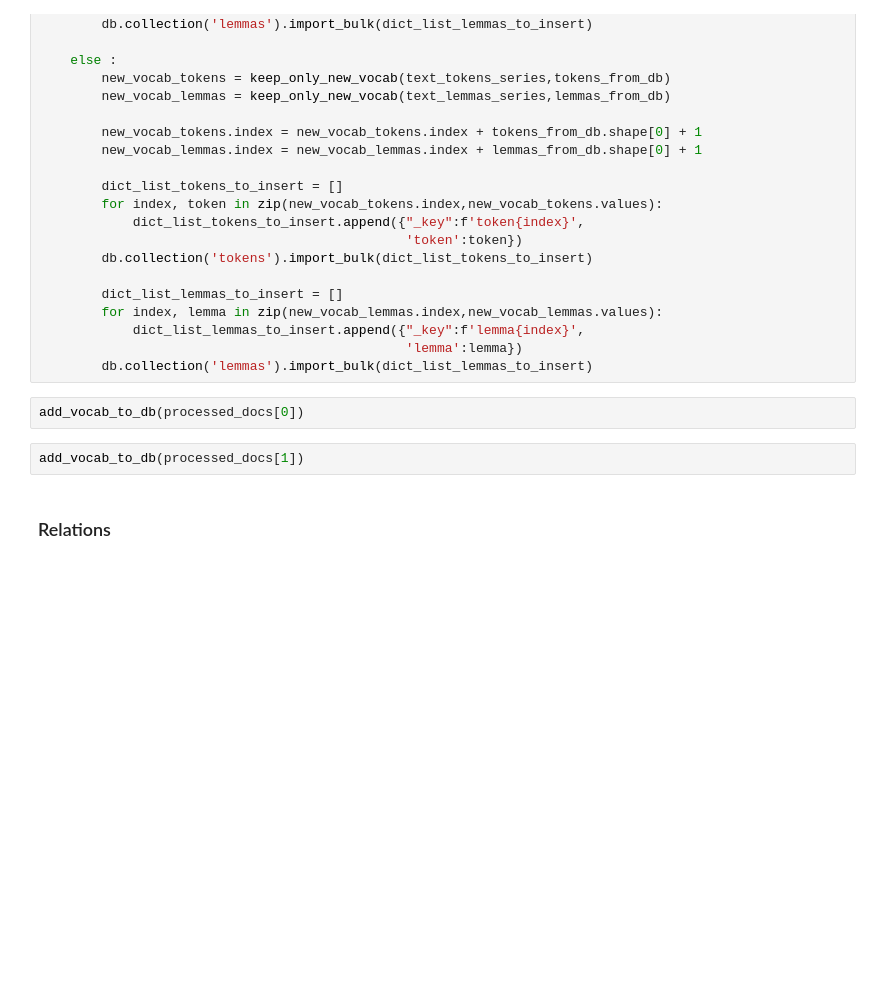
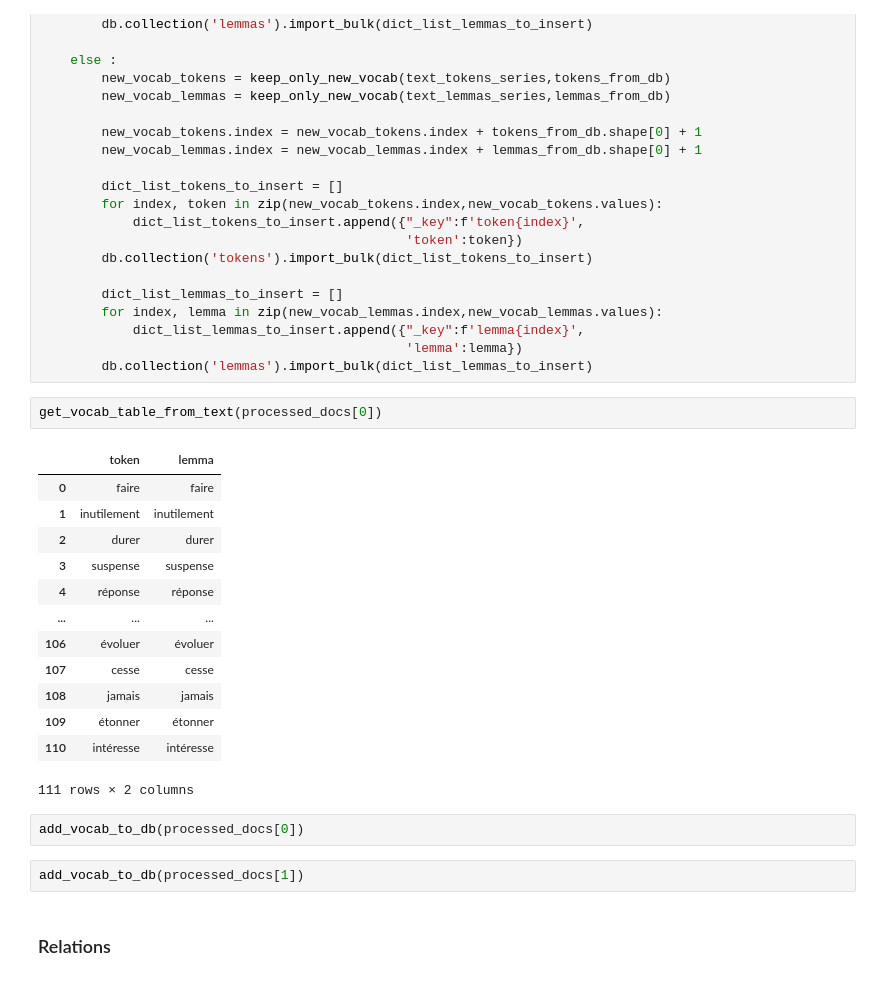
Before and after one commit to DRP-CB/text-explorer, a Jupyter notebook: notebook_exploratoire.ipynb, the cells around one changed output. Cells and saved outputs as stored; diff of their text form; blank space fills up the shorter version.

```diff
--- a/notebook_exploratoire.ipynb
+++ b/notebook_exploratoire.ipynb
@@ -242,10 +242,26 @@ def add_vocab_to_db(processed_text):
             dict_list_lemmas_to_insert.append({"_key":f'lemma{index}',
                                                'lemma':lemma})
         db.collection('lemmas').import_bulk(dict_list_lemmas_to_insert)
-# %%
-add_vocab_to_db(processed_docs[0])
-# %%
-add_vocab_to_db(processed_docs[1])
+# %%
+get_vocab_table_from_text(processed_docs[0])
+# %% [output]
+|  | token | lemma |
+| 0 | faire | faire |
+| 1 | inutilement | inutilement |
+| 2 | durer | durer |
+| 3 | suspense | suspense |
+| 4 | réponse | réponse |
+| ... | ... | ... |
+| 106 | évoluer | évoluer |
+| 107 | cesse | cesse |
+| 108 | jamais | jamais |
+| 109 | étonner | étonner |
+| 110 | intéresse | intéresse |
+111 rows × 2 columns
+# %%
+add_vocab_to_db(processed_docs[0])
+# %%
+add_vocab_to_db(processed_docs[1])
 # %% [markdown]
 ### Relations
 # %% [markdown]
```
Also changed, not shown: parts of 27 cells of this notebook.
